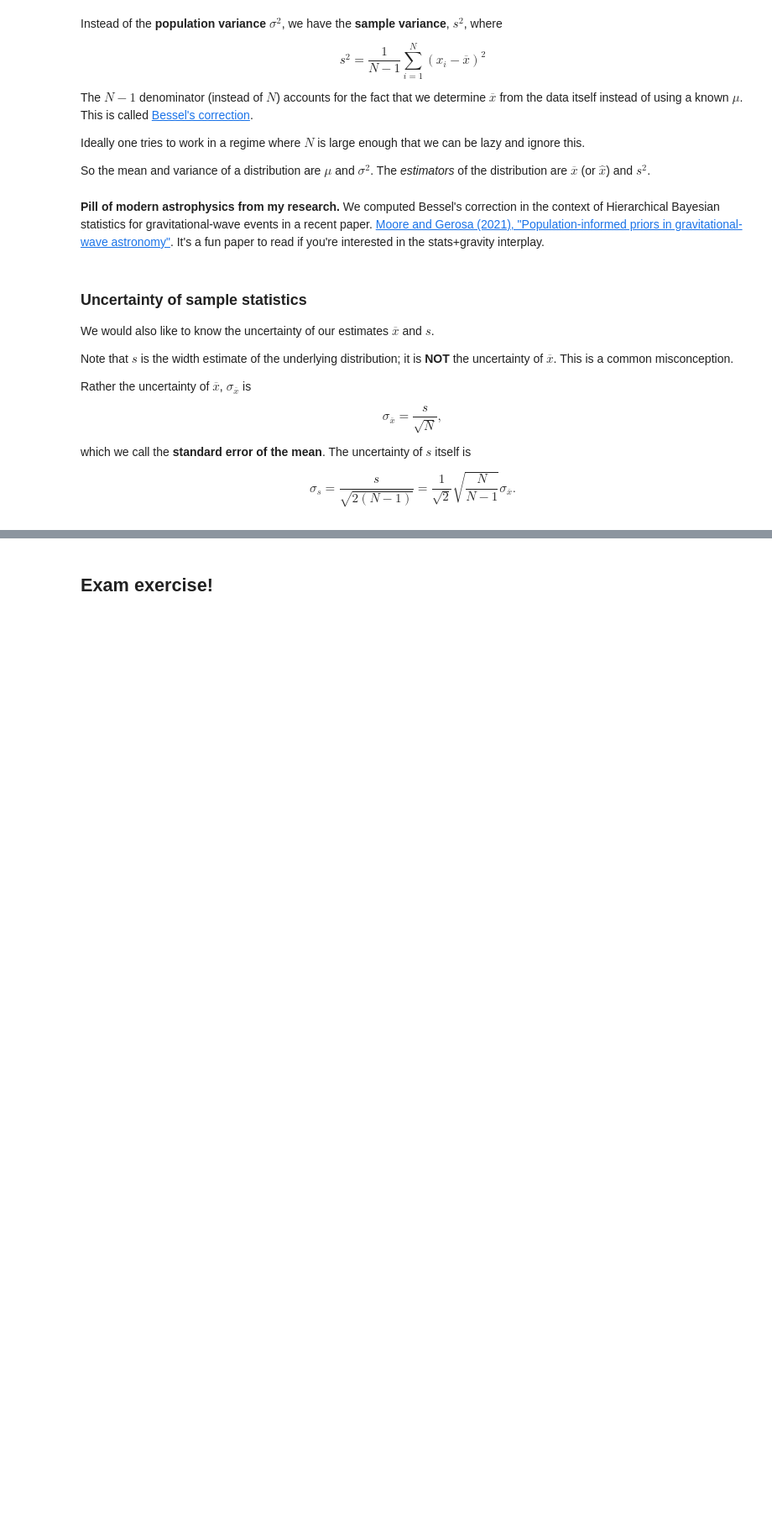
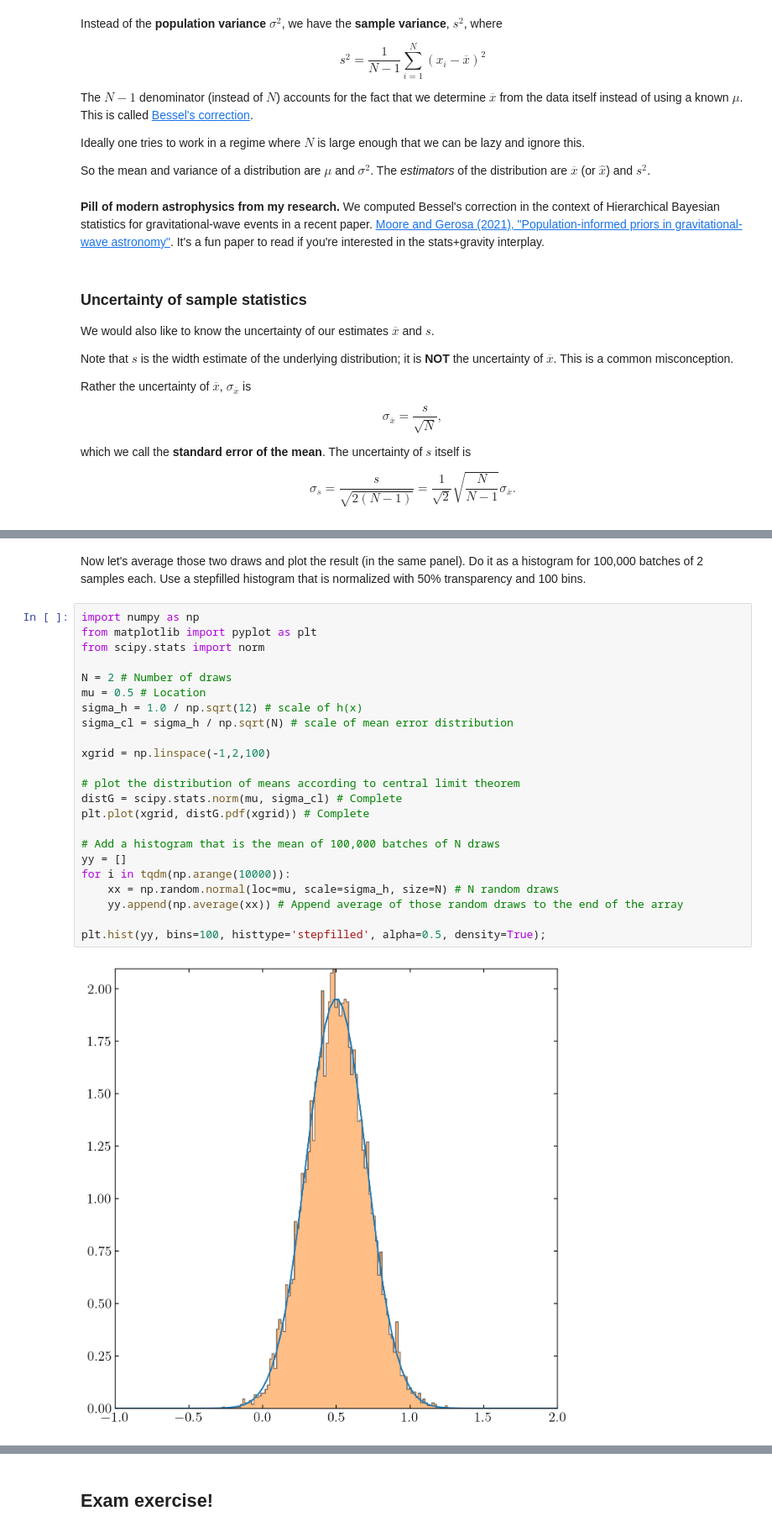
Before and after one commit to dgerosa/machinelearning4physics_bicocca_2024, a Jupyter notebook: lectures/L01_probability.ipynb, the cells around one changed output, grey strips where cells are left out. Shown at 84% size. Saved outputs shown, nothing was run; the diff lists cells and outputs as text; blank space fills up the shorter version.

```diff
--- a/lectures/L01_probability.ipynb
+++ b/lectures/L01_probability.ipynb
@@ -439,0 +507,27 @@ $$\sigma_s = \frac{s}{\sqrt{2(N-1)}} = \frac{1}{\sqrt{2}}\sqrt{\frac{N}{N-1}}\si
+# %% [markdown]
+Now let's average those two draws and plot the result (in the same panel). Do it as a histogram for 100,000 batches of 2 samples each. Use a stepfilled histogram that is normalized with 50% transparency and 100 bins.
+# %%
+import numpy as np
+from matplotlib import pyplot as plt
+from scipy.stats import norm
+
+N = 2 # Number of draws
+mu = 0.5 # Location
+sigma_h = 1.0 / np.sqrt(12) # scale of h(x)
+sigma_cl = sigma_h / np.sqrt(N) # scale of mean error distribution
+
+xgrid = np.linspace(-1,2,100)
+
+# plot the distribution of means according to central limit theorem
+distG = scipy.stats.norm(mu, sigma_cl) # Complete
+plt.plot(xgrid, distG.pdf(xgrid)) # Complete
+
+# Add a histogram that is the mean of 100,000 batches of N draws
+yy = []
+for i in tqdm(np.arange(10000)):
+    xx = np.random.normal(loc=mu, scale=sigma_h, size=N) # N random draws
+    yy.append(np.average(xx)) # Append average of those random draws to the end of the array
+
+plt.hist(yy, bins=100, histtype='stepfilled', alpha=0.5, density=True);
+# %% [output]
+[figure, added]
```
Also changed, not shown: parts of 12 cells of this notebook, 1 other file.
